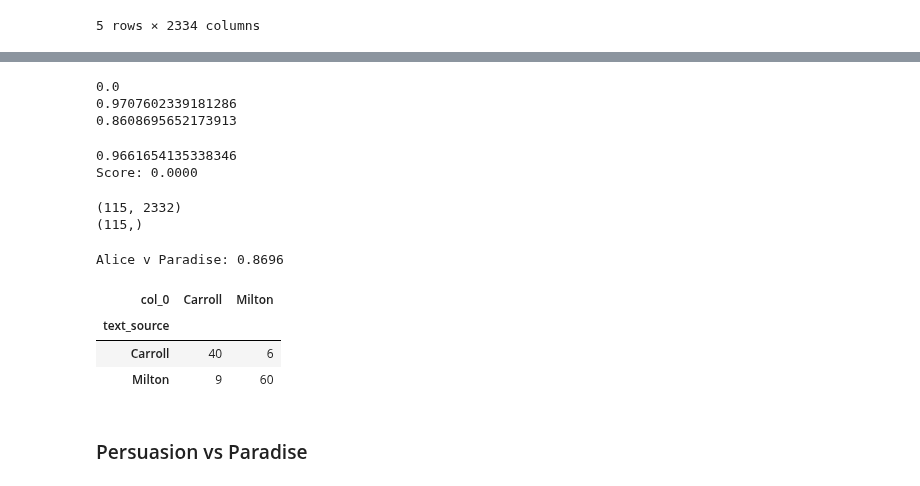
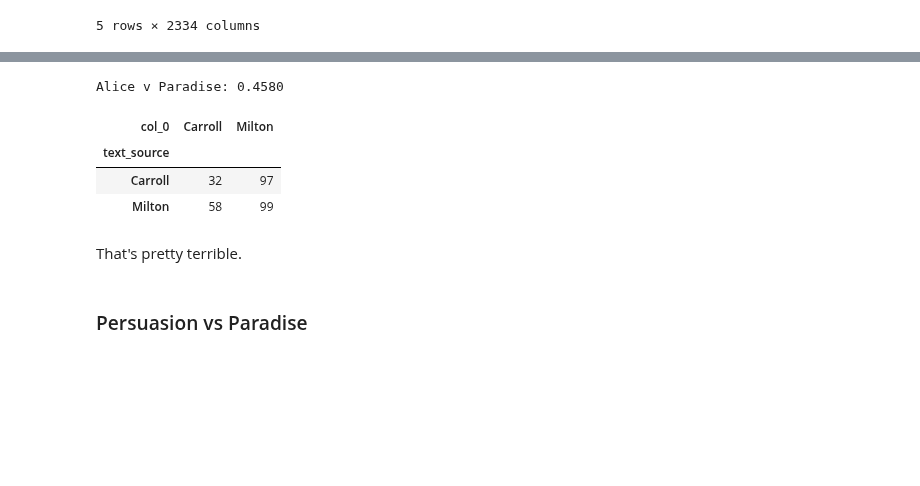
Before and after one commit to 26Jinx/Thinkful, a Jupyter notebook: Unit4/4_Natural_Language_Processing/2_Supervised_NLP.ipynb, the cells around one changed output, grey strips where cells are left out. Saved outputs shown, nothing was run; the diff lists cells and outputs as text; code cells hidden in the pictures; blank space fills up the shorter version.

```diff
--- a/Unit4/4_Natural_Language_Processing/2_Supervised_NLP.ipynb
+++ b/Unit4/4_Natural_Language_Processing/2_Supervised_NLP.ipynb
@@ -391,11 +388,12 @@ max      187.000000
 Name: sentence_len, dtype: float64
 # %%
 # median length is 22. So let's say under 18 is short, 19-35 is medium and over 35 is long.
-condition = [words_mod_count['sentence_len']<18,
-            (words_mod_count['sentence_len']>18 and words_mod_count['sentence_len']<36),
-             words_mod_count['sentence_len']>36]
+# 0=short, 1=medium, 2=long
+condition = [(words_mod_count['sentence_len']<18),
+             (words_mod_count['sentence_len']>18) & (words_mod_count['sentence_len']<36),
+             (words_mod_count['sentence_len']>36)]
 
-choice = ['short', 'medium', 'long']
+choice = [0, 1, 2]
 
 words_mod_count['sentence_len'] = np.select(condition, choice)
-wor
+words_mod_count.head()
@@ -573,58 +601,20 @@ print(y_alice_paradise.shape)
 (286, 2300)
 (286,)
-# %%
-lr = LogisticRegression()
-model2 = lr.fit(X_alpar_train, y_alpar_train)
-print(model.score(X_alpar_train, y_alpar_train))
-print(model2.score(X_alpar_train, y_alpar_train))
-print(model2.score(X_alpar_test, y_alpar_test))
-# %% [output]
-0.0
-0.9707602339181286
-0.8608695652173913
 # %%
-# test with model
-
-
-print(model.score(X_train, y_train))
-print('Score: %0.4f' % model.score(X_alice_paradise, y_alice_paradise))
+# test on model
+print('Alice v Paradise: %0.4f' % model.score(X_alice_paradise, y_alice_paradise))
 # %% [output]
-0.9661654135338346
-Score: 0.0000
+Alice v Paradise: 0.4580
-# %%
-# create training and test sets
-X = words_mod_count.drop(['text_sentence', 'text_source'], axis=1)
-y = words_mod_count['text_source']
-
-X_train, X_test, y_train, y_test = train_test_split(X, y, test_size=0.4, random_state=0)
-
-print(X_test.shape)
-print(y_test.shape)
-# %% [output]
-(115, 2332)
-(115,)
-# %%
-# test with model
-
-# FITTING A NEW MODEL HERE DEFEATS THE PURPOSE OF TESTING OUT THE MODEL IT SEEMS BUT
-# HOW WOULD I GET AROUND THE FACT THAT EVERYTIME A NEW BAG OF WORDS IS CREATED, THE NUMBER OF
-# FEATURES WILL CHANGE???
-
-# To combat the fact that the number of columns change, let's shape the df to match the number of features
-# in the model
-
-lr.fit(X_train, y_train)
-print('Alice v Paradise: %0.4f' % lr.score(X_test, y_test))
-# %% [output]
-Alice v Paradise: 0.8696
 # %%
-y_pred = lr.predict(X_test)
-pd.crosstab(y_test, y_pred)
+y_pred = model.predict(X_alice_paradise)
+pd.crosstab(y_alice_paradise, y_pred)
 # %% [output]
 | col_0 | Carroll | Milton |
 | text_source |  |  |
-| Carroll | 40 | 6 |
-| Milton | 9 | 60 |
+| Carroll | 32 | 97 |
+| Milton | 58 | 99 |
+# %% [markdown]
+That's pretty terrible.
 # %% [markdown]
 ### Persuasion vs Paradise
 # %%
```
Also changed, not shown: parts of 18 cells of this notebook.
